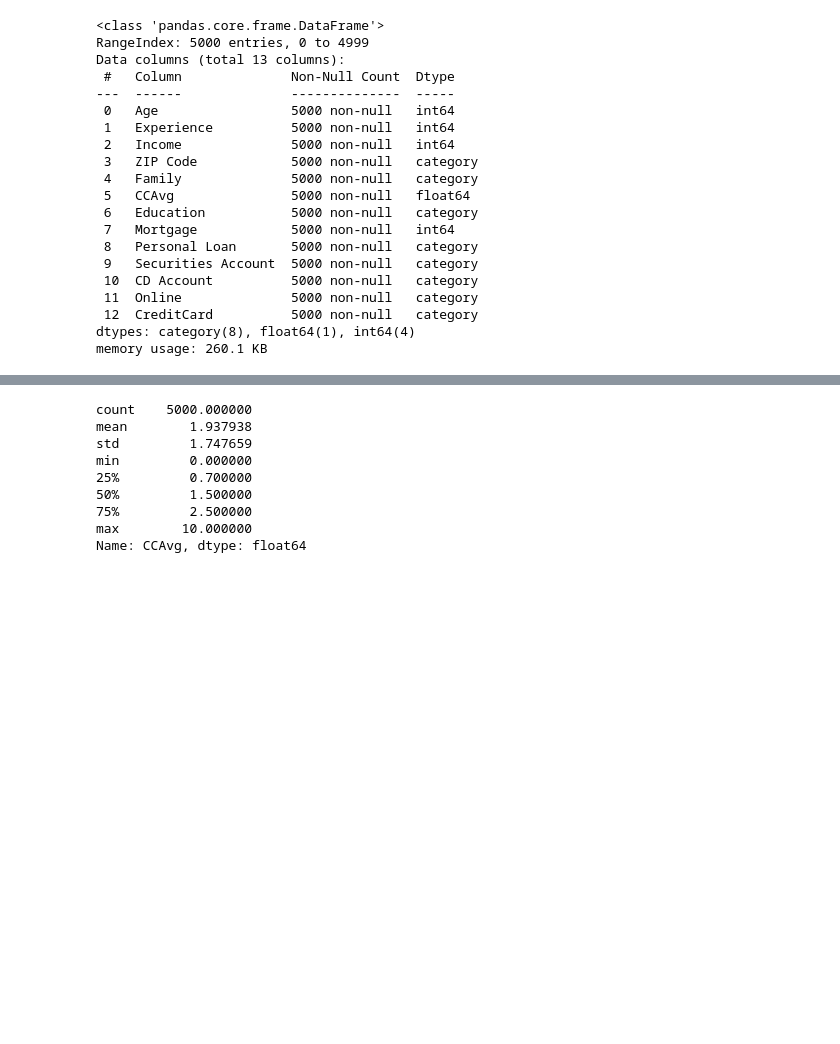
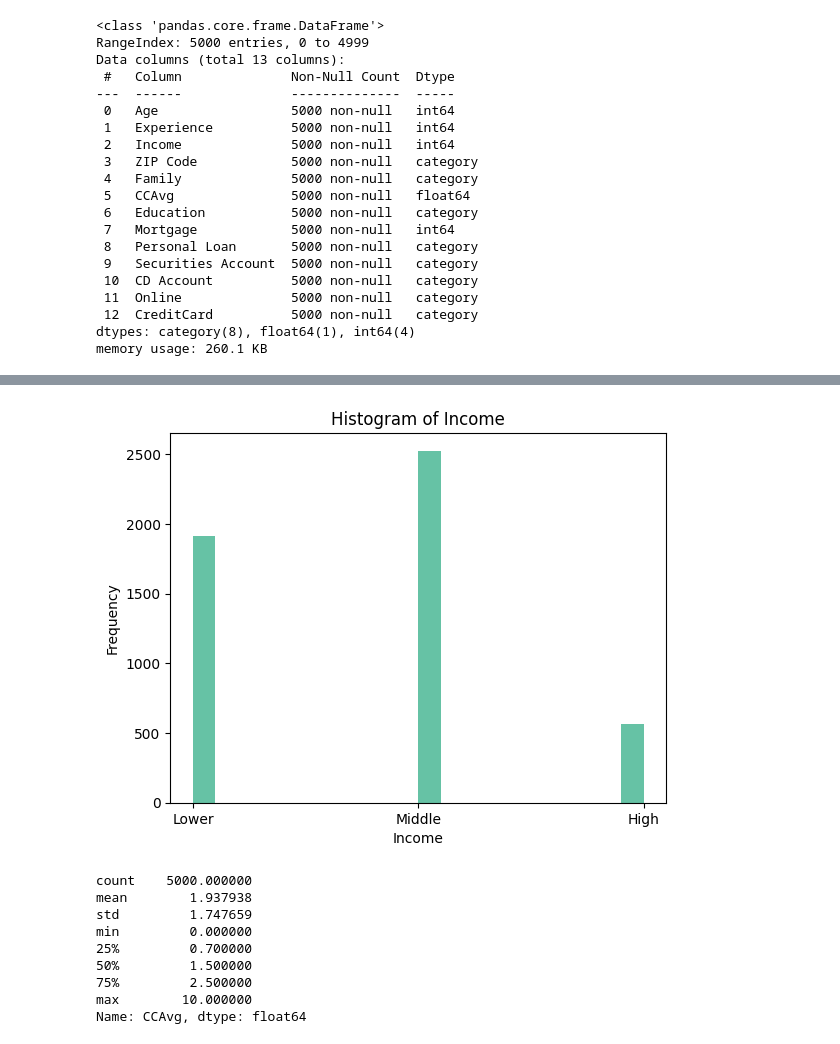
Before and after one commit to szm7/AML, a Jupyter notebook: DecisionTree.ipynb, the cells around one changed output, grey strips where cells are left out. Cells and saved outputs as stored; diff of their text form; code cells hidden in the pictures; blank space fills up the shorter version.

```diff
--- a/DecisionTree.ipynb
+++ b/DecisionTree.ipynb
@@ -100,6 +114,14 @@ data["Income_group"] = pd.cut(
     bins=[0, 50, 140, 224],
     labels=["Lower", "Middle", "High"],
 )
+# %%
+plt.hist(data['Income_group'],bins=20)
+plt.xlabel('Income')
+plt.ylabel('Frequency')
+plt.title('Histogram of Income')
+plt.show()
+# %% [output]
+[figure, added]
 # %%
 data.CCAvg.describe()
 # %% [output]
```
Also changed, not shown: parts of 3 cells of this notebook.
